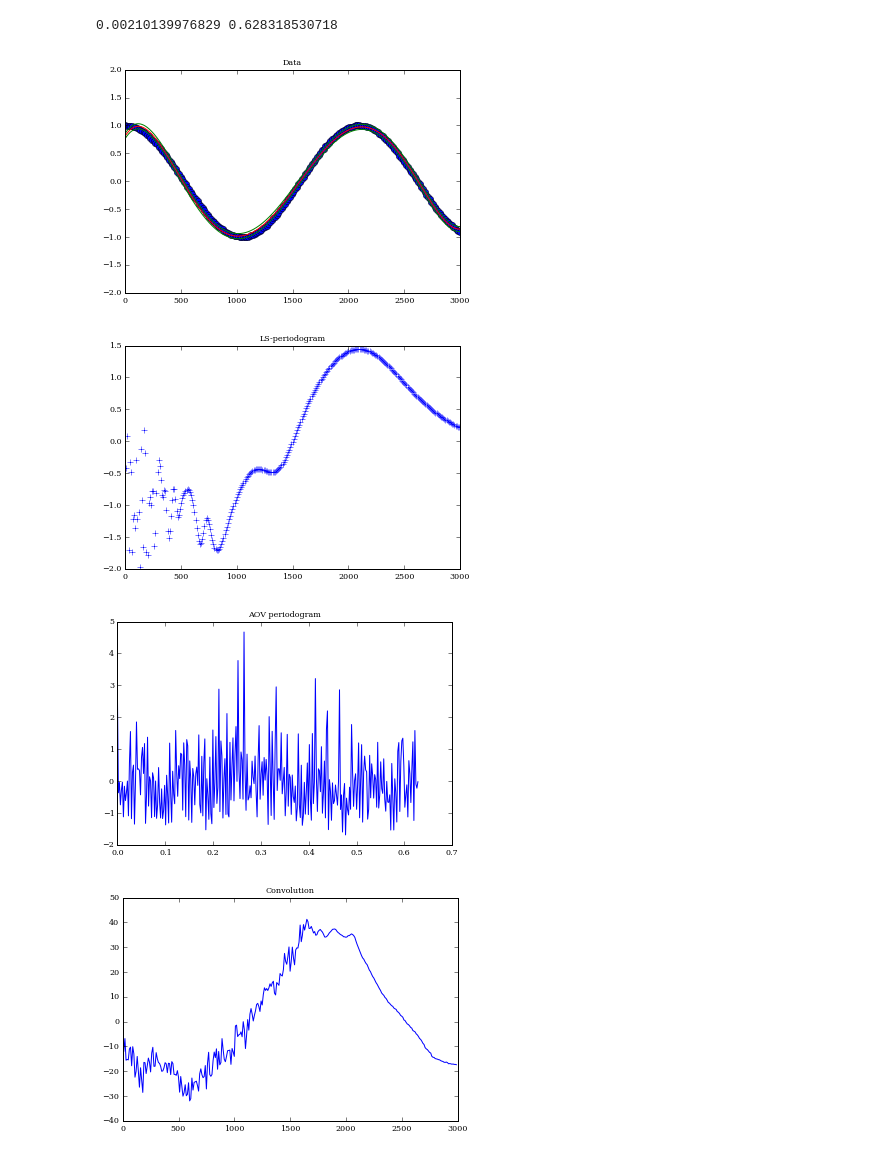
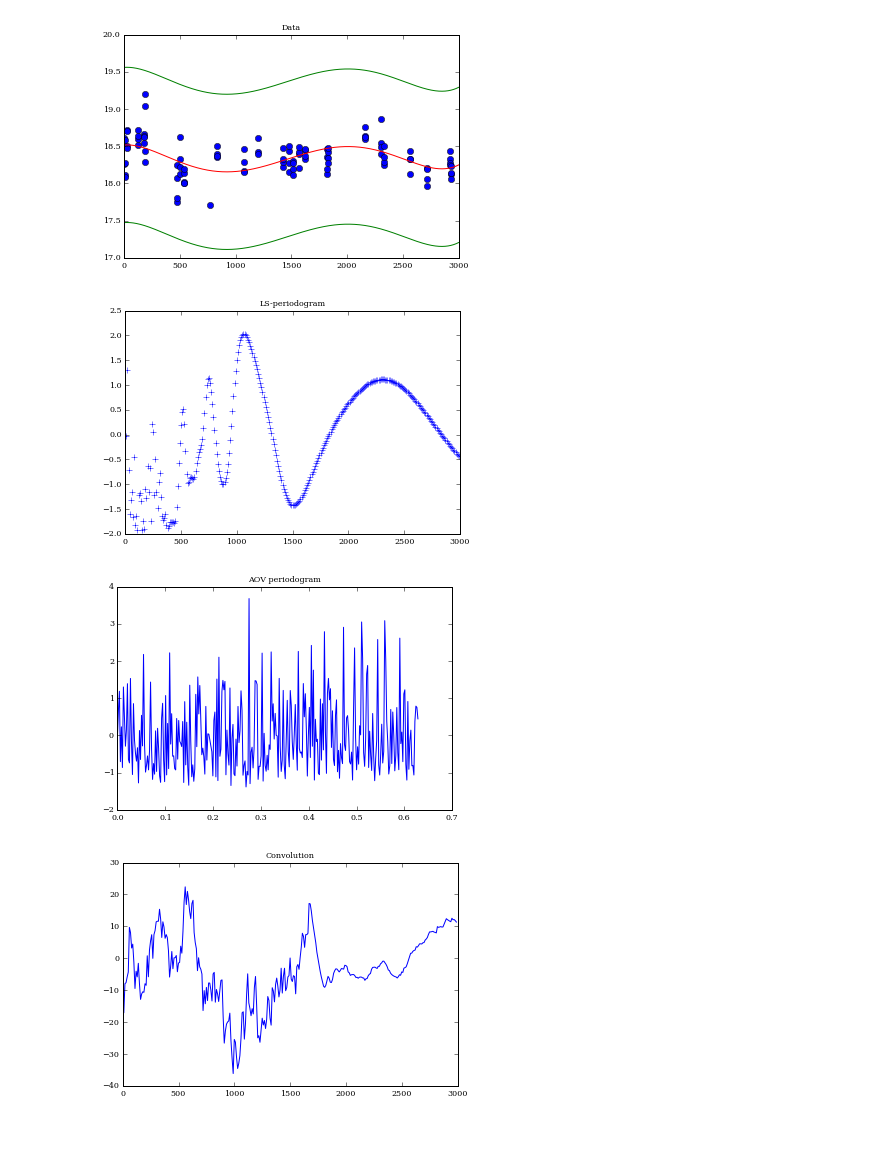
Before and after one commit to joshuazd/lssfds, a Jupyter notebook: gen_sample_data.ipynb, the cells around one changed output. Saved outputs shown, nothing was run; the diff lists cells and outputs as text; code cells hidden in the pictures.

```diff
--- a/gen_sample_data.ipynb
+++ b/gen_sample_data.ipynb
@@ -6,7 +6,7 @@ from matplotlib import pyplot as plt
 from astroML.time_series import\
     lomb_scargle, lomb_scargle_BIC, lomb_scargle_bootstrap
 import pyaov
-
+from astropy.io import ascii
 
 #----------------------------------------------------------------------
 # This function adjusts matplotlib settings for a uniform feel in the textbook.
@@ -16,19 +16,27 @@ import pyaov
 from astroML.plotting import setup_text_plots
 setup_text_plots(fontsize=8, usetex=False)
 
-
-x = np.linspace(0, 3000, num=200, endpoint=True)
-y = np.cos(x*0.003)
-for i in range(len(y)):
+f = ascii.read('1001110074553.dat')
+f0 = f[0][0]
+for i in range(len(f)):
+    f[i][0] = f[i][0] - f0
+x = np.array(f['col1'])
+y = np.array(f['col2'])
+yerr = np.array(f['col3'])
+#generate data
+#x = np.linspace(0, 3000, num=200, endpoint=True)
+#y = np.cos(x*0.003)
+'''for i in range(len(y)):
     r = np.random.random()
     if r < 0.5:
         y[i] -= 0.005*np.random.random()
     else:
         y[i] += 0.005*np.random.random()
-
+'''
+#calculate LS-periodogram
 period = np.array([i for i in range(10,3000,10)])
 omega = 2 * np.pi / period
-yerr = np.array([np.random.random()/2 for i in y])
+#yerr = np.array([np.random.random()/2 for i in y])
 
 PS = lomb_scargle(x, y, yerr, omega, generalized=True)
 
@@ -44,6 +52,7 @@ for i in range(len(y)):
     else:
         dy[i] -= yerr[i]
 
+#sigma calculation
 S=y-p(x)
 sigma=0.0
 for i in range(len(y)):
@@ -61,42 +70,41 @@ new_y=indicator*y
 
 #aov calculation
 th,fr,frmax=pyaov.aovw(x,y,yerr,omega[0],omega[-1])
-print omega[-1], omega[0]
+
 #normalize periodgram
 PS = (PS - np.mean(PS))/np.std(PS)
 th = (th - np.mean(th))/np.std(th)
 
 #plot data
 plt.figure(1)
 plt.title("Data")
-plt.plot(new_x, new_y, 'o',xp,p(xp),'r-',xp,p(xp)+sigma,'g-',xp,p(xp)-sigma,'g-')
-plt.ylim((-2,2))
+plt.plot(new_x, new_y, 'o',xp,p(xp),'r-',xp,p(xp)+5*sigma,'g-',xp,p(xp)-5*sigma,'g-')
+#plt.ylim((-2,2))
 
 #plot LS-periodogram
 plt.figure(2)
 plt.title("LS-periodogram")
 plt.plot(period,PS,'+')
 
 #plot AOV periodogram
 plt.figure(3)
 plt.title("AOV periodogram")
 plt.plot(fr,th)
 
 #plot convolution
 plt.figure(4)
 plt.title("Convolution")
 #plt.plot(period,PS*th[:299])
 
 #plt.figure(5)
 plt.plot(period,np.convolve(PS,th[:299],mode='same'))
 #pyaov.plper(frmax,x,y,fr,th)
 
 #plt.subplots_adjust(left=0,top=1,right=1,bottom=0)
 
 plt.show()
 # %% [output]
-0.00210139976829 0.628318530718
-[figure, old version]
+[figure, new version]
-[figure, old version]
+[figure, new version]
-[figure, old version]
+[figure, new version]
-[figure, old version]
+[figure, new version]
```
